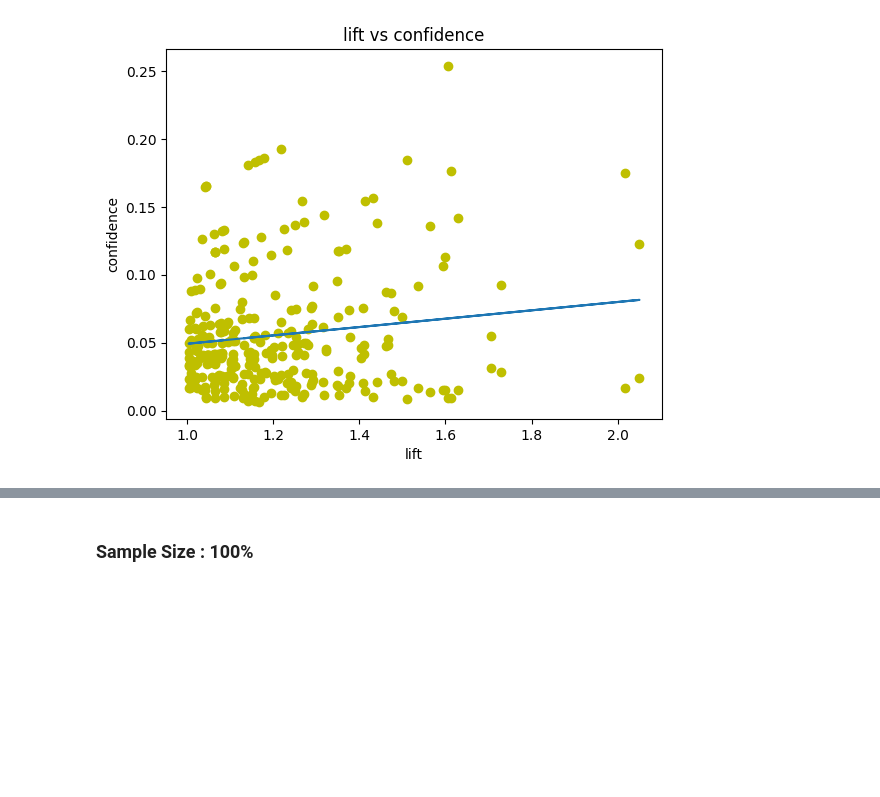
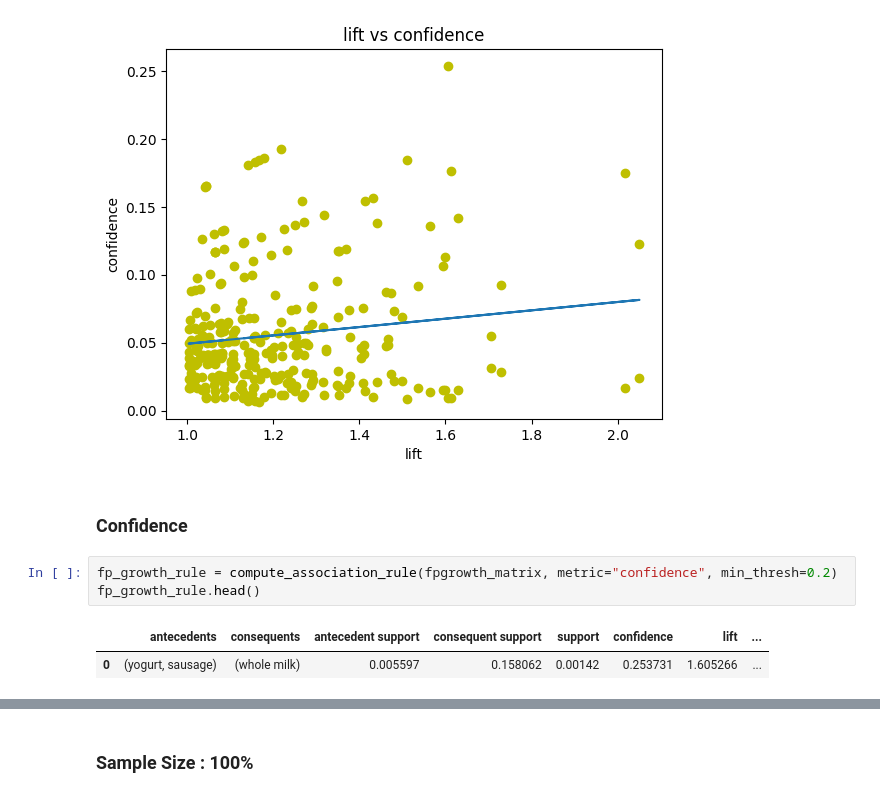
Before and after one commit to Precioux/Data-Mining, a Jupyter notebook: Frequency Pattern Detection/Project4_Samin_Mahdipour.ipynb, the cells around one changed output, grey strips where cells are left out. Saved outputs shown, nothing was run; the diff lists cells and outputs as text; blank space fills up the shorter version.

```diff
--- a/Frequency Pattern Detection/Project4_Samin_Mahdipour.ipynb
+++ b/Frequency Pattern Detection/Project4_Samin_Mahdipour.ipynb
@@ -518,3 +528,11 @@ fp_growth_rule_lift.head()
 plot_metrics_relationship(fp_growth_rule_lift, col1='lift', col2='confidence')
 # %% [output]
 [figure]
+# %% [markdown]
+### Confidence
+# %%
+fp_growth_rule = compute_association_rule(fpgrowth_matrix, metric="confidence", min_thresh=0.2)
+fp_growth_rule.head()
+# %% [output]
+|  | antecedents | consequents | antecedent support | consequent support | support | confidence | lift | ... |
+| 0 | (yogurt, sausage) | (whole milk) | 0.005597 | 0.158062 | 0.00142 | 0.253731 | 1.605266 | ... |
```
Also changed, not shown: parts of 6 cells of this notebook, 5 other files.
